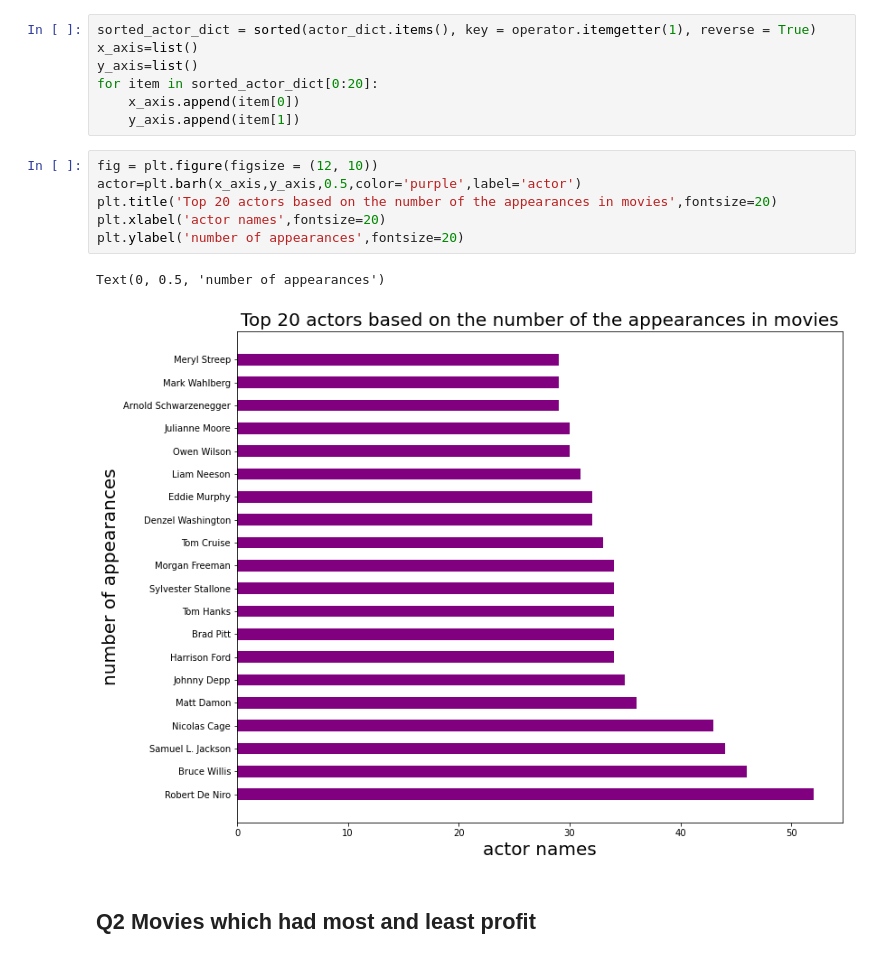
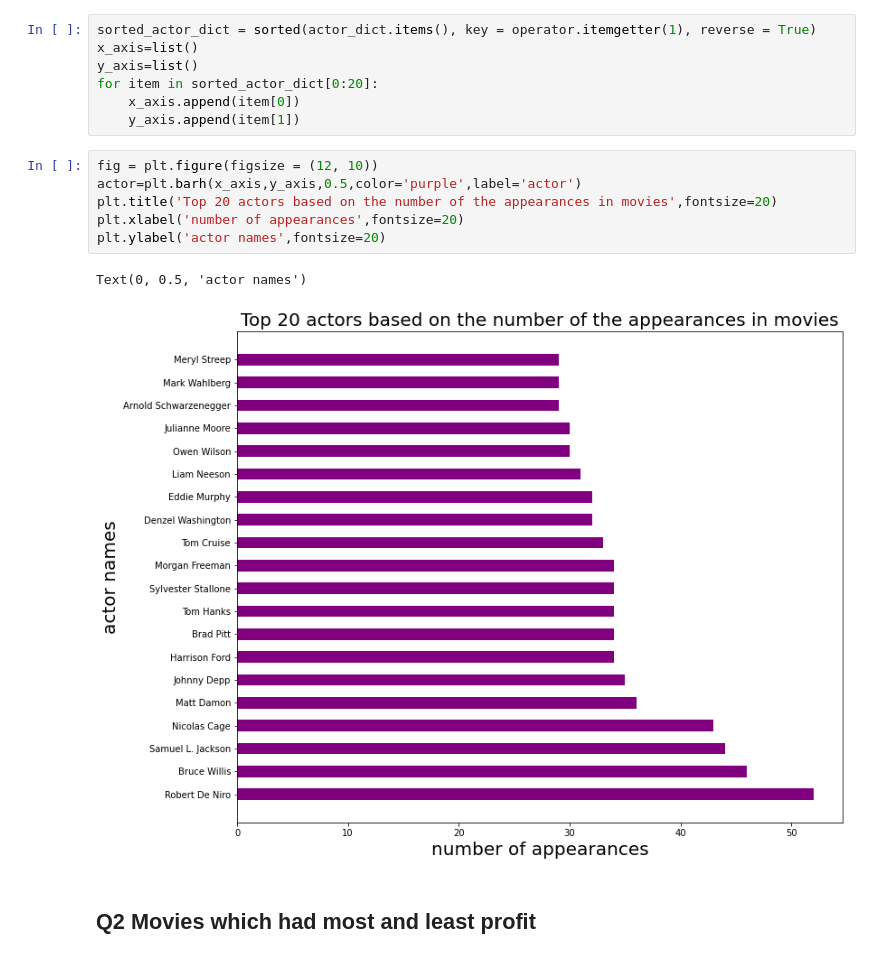
Before and after one commit to abduelrahmanemad/TMDP_movies_analysis, a Jupyter notebook: Data_Analysis_Project.ipynb, the cells around one changed output. Drawn from its saved outputs; the diff is of its cells as text.

```diff
--- a/Data_Analysis_Project.ipynb
+++ b/Data_Analysis_Project.ipynb
@@ -106,12 +106,12 @@ for item in sorted_actor_dict[0:20]:
 # %%
 fig = plt.figure(figsize = (12, 10))
 actor=plt.barh(x_axis,y_axis,0.5,color='purple',label='actor')
 plt.title('Top 20 actors based on the number of the appearances in movies',fontsize=20)
-plt.xlabel('actor names',fontsize=20)
-plt.ylabel('number of appearances',fontsize=20)
+plt.xlabel('number of appearances',fontsize=20)
+plt.ylabel('actor names',fontsize=20)
 # %% [output]
-Text(0, 0.5, 'number of appearances')
+Text(0, 0.5, 'actor names')
-[figure, old version]
+[figure, new version]
 # %% [markdown]
 ## Q2 Movies which had most and least profit
 # %%
```
Also changed, not shown: parts of 1 cell of this notebook.
